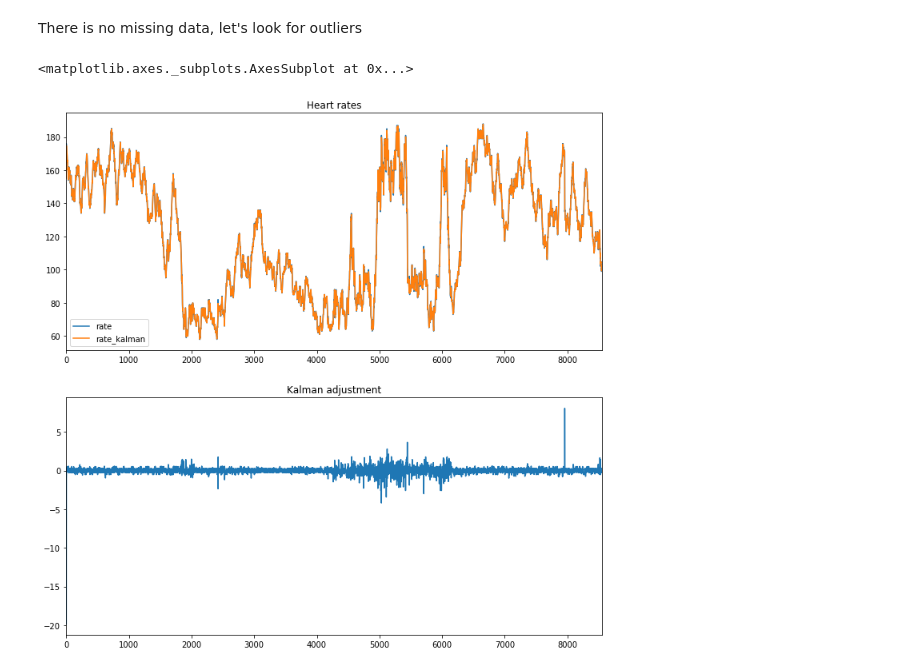
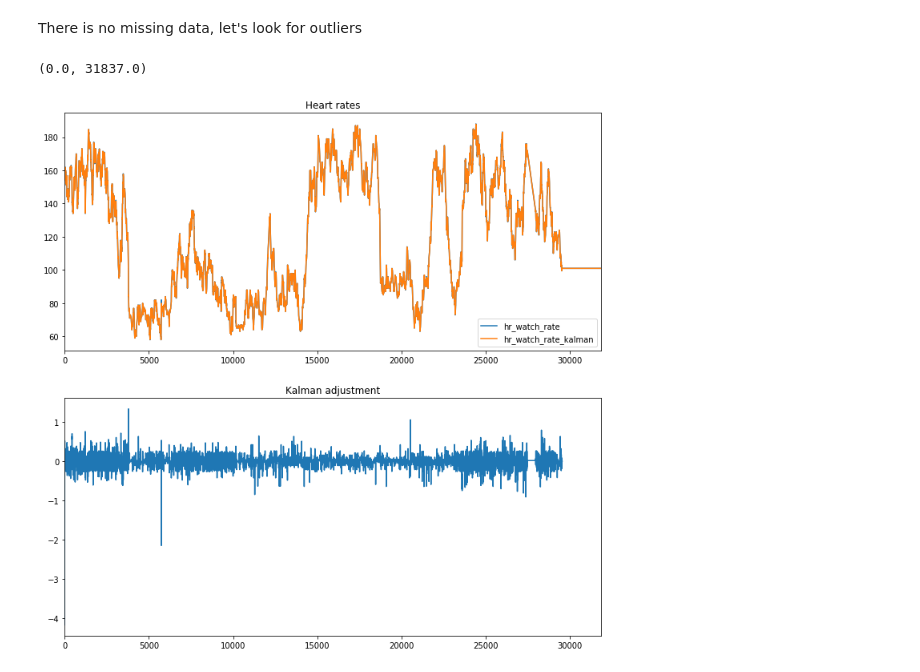
Before and after one commit to rvrheenen/ML4QS, a Jupyter notebook: PythonCode/ch3.ipynb, the cells around one changed output. Drawn from its saved outputs; the diff is of its cells as text; code cells hidden in the pictures.

```diff
--- a/PythonCode/ch3.ipynb
+++ b/PythonCode/ch3.ipynb
@@ -12,9 +12,9 @@ import sys
 import warnings
 # %%
 # CONSTANTS
-DATASETS_FOLDER_NAME = 'datasets'
-DATASET_NAME = 'csv-participant-one'
-DATASETS_FOLDER_PATH = os.path.join('..', DATASETS_FOLDER_NAME)
+DATASETS_FOLDER_NAME = 'intermediate_datafiles'
+DATASET_NAME = 'chapter3_result_final.csv'
+DATASETS_FOLDER_PATH = os.path.join('.', DATASETS_FOLDER_NAME)
 DATASET_PATH = os.path.join(DATASETS_FOLDER_PATH, DATASET_NAME)
 # %%
 # SETUP
@@ -27,4 +27,4 @@ visualizer = VisualizeDataset()
 # %% [markdown]
 ### Chapter 3 Ex 3
 # %%
-dataset = pd.read_csv(os.path.join(DATASET_PATH, 'heart_rate_smartwatch.csv'))
+dataset = pd.read_csv(DATASET_PATH)
@@ -40,11 +44,16 @@ The amount of missing heart rates is: 0.
 # %% [markdown]
 There is no missing data, let's look for outliers
 # %%
-dataset = kalman_filter.apply_kalman_filter(dataset, 'rate')
+dataset = kalman_filter.apply_kalman_filter(dataset, 'hr_watch_rate')
 # %%
 fig, (ax1, ax2) = plt.subplots(nrows=2, figsize=(12,12))
-dataset.plot(y=['rate', 'rate_kalman'], ax=ax1, title="Heart rates")
-(dataset.rate_kalman-dataset.rate).plot(ax=ax2, title="Kalman adjustment")
+dataset.plot(y=['hr_watch_rate', 'hr_watch_rate_kalman'], ax=ax1, title="Heart rates")
+
+tmp = dataset.loc[(dataset.hr_watch_rate_kalman-dataset.hr_watch_rate) != 0]
+(tmp.hr_watch_rate_kalman-tmp.hr_watch_rate).plot(ax=ax2, title="Kalman adjustment")
+ax2.set_xlim(ax1.get_xlim())
+
+# (dataset.hr_watch_rate_kalman-dataset.hr_watch_rate).plot(ax=ax3, title="Kalman adjustment2")
 # %% [output]
-<matplotlib.axes._subplots.AxesSubplot at 0x...>
+(0.0, 31837.0)
-[figure, old version]
+[figure, new version]
```
Also changed, not shown: parts of 3 cells of this notebook, 1 other file.
